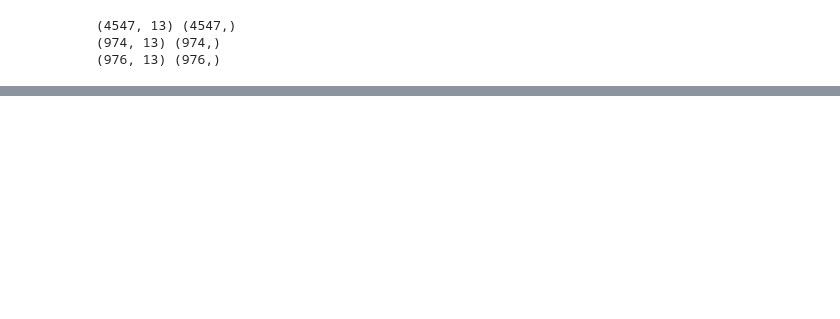
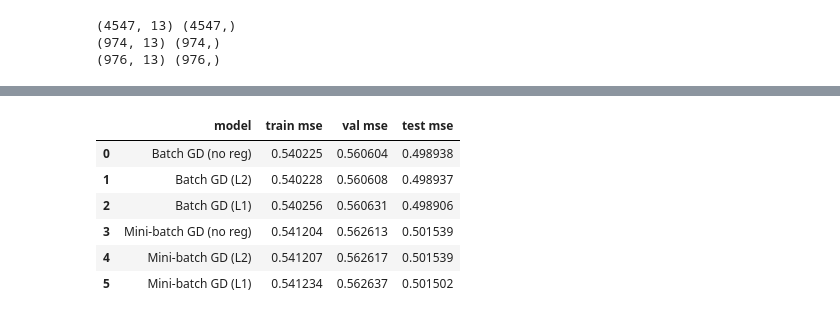
Before and after one commit to aidenward6/ml-a-1, a Jupyter notebook: all-the-code.ipynb, the cells around one changed output, grey strips where cells are left out. Saved outputs shown, nothing was run; the diff lists cells and outputs as text; code cells hidden in the pictures; blank space fills up the shorter version.

```diff
--- a/all-the-code.ipynb
+++ b/all-the-code.ipynb
@@ -251,0 +390,35 @@ print("test mse: ", compute_mse(X_test_l2_red, y_test, w_l2_retrained))
+# %%
+# table comparing all 6 models
+models = [
+    "Batch GD (no reg)",
+    "Batch GD (L2)",
+    "Batch GD (L1)",
+    "Mini-batch GD (no reg)",
+    "Mini-batch GD (L2)",
+    "Mini-batch GD (L1)"
+]
+
+weights = [w_batch, w_batch_l2, w_batch_l1, w_mini, w_mini_l2, w_mini_l1]
+
+
+
+
+data = []
+for name, w in zip(models, weights):
+    data.append([
+        name,
+        compute_mse(X_train, y_train, w),
+        compute_mse(X_val, y_val, w),
+        compute_mse(X_test, y_test, w)
+    ])
+
+results = pd.DataFrame(data, columns=["model", "train mse", "val mse", "test mse"])
+results
+# %% [output]
+|  | model | train mse | val mse | test mse |
+| 0 | Batch GD (no reg) | 0.540225 | 0.560604 | 0.498938 |
+| 1 | Batch GD (L2) | 0.540228 | 0.560608 | 0.498937 |
+| 2 | Batch GD (L1) | 0.540256 | 0.560631 | 0.498906 |
+| 3 | Mini-batch GD (no reg) | 0.541204 | 0.562613 | 0.501539 |
+| 4 | Mini-batch GD (L2) | 0.541207 | 0.562617 | 0.501539 |
+| 5 | Mini-batch GD (L1) | 0.541234 | 0.562637 | 0.501502 |
```
Also changed, not shown: parts of 14 cells of this notebook.
